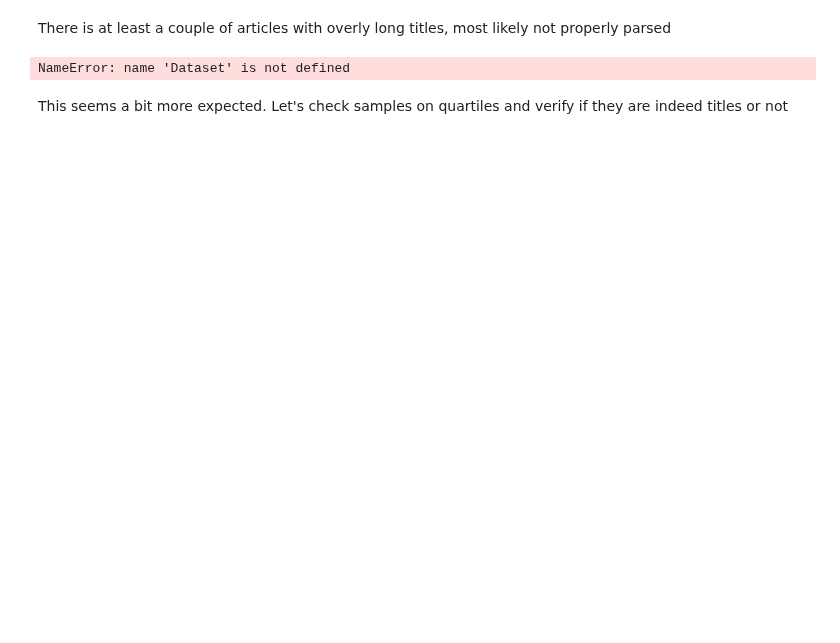
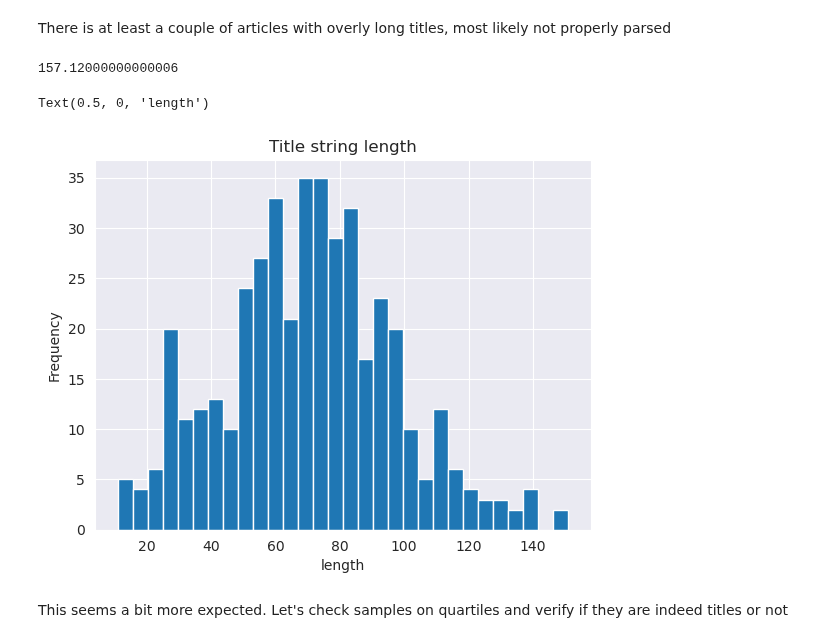
Before and after one commit to JdbermeoUZH/policy-framing, a Jupyter notebook: documentation/analyses/Dataset structure and quality/Content and structure of documents.ipynb, the cells around one changed output. Saved outputs shown, nothing was run; the diff lists cells and outputs as text; code cells hidden in the pictures; blank space fills up the shorter version.

```diff
--- a/documentation/analyses/Dataset structure and quality/Content and structure of documents.ipynb
+++ b/documentation/analyses/Dataset structure and quality/Content and structure of documents.ipynb
@@ -126,6 +110,7 @@ plot_histogram_num_tokens(doc_list=semeval_data_ru.df.raw_text.tolist(), nlp=ru_
 # %% [markdown]
 ## Verify all titles are properly separated
 # %%
+semeval_data = datasets['en']
 semeval_data.separate_title_content()
 # %%
 semeval_data.df.title.str.len().plot.hist(bins=30, title="Title string length")
@@ -136,14 +121,18 @@ Text(0.5, 0, 'length')
 # %% [markdown]
 There is at least a couple of articles with overly long titles, most likely not properly parsed
+# %%
+max_title_length = semeval_data.df.title.str.len().quantile(0.99)
+max_title_length
+# %% [output]
+157.12000000000006
 # %%
-max_title_length = semeval_data.df.title.str.len().quantile(0.99)
-max_title_length
-Dataset
+
 semeval_data.df.title[semeval_data.df.title.str.len() < max_title_length]\
     .str.len().plot.hist(bins=30, title="Title string length")
 plt.xlabel('length')
 # %% [output]
-NameError: name 'Dataset' is not defined
+Text(0.5, 0, 'length')
+[figure, added]
 # %% [markdown]
 This seems a bit more expected. Let's check samples on quartiles and verify if they are indeed titles or not
 # %%
```
Also changed, not shown: parts of 41 cells of this notebook, 4 other files.
